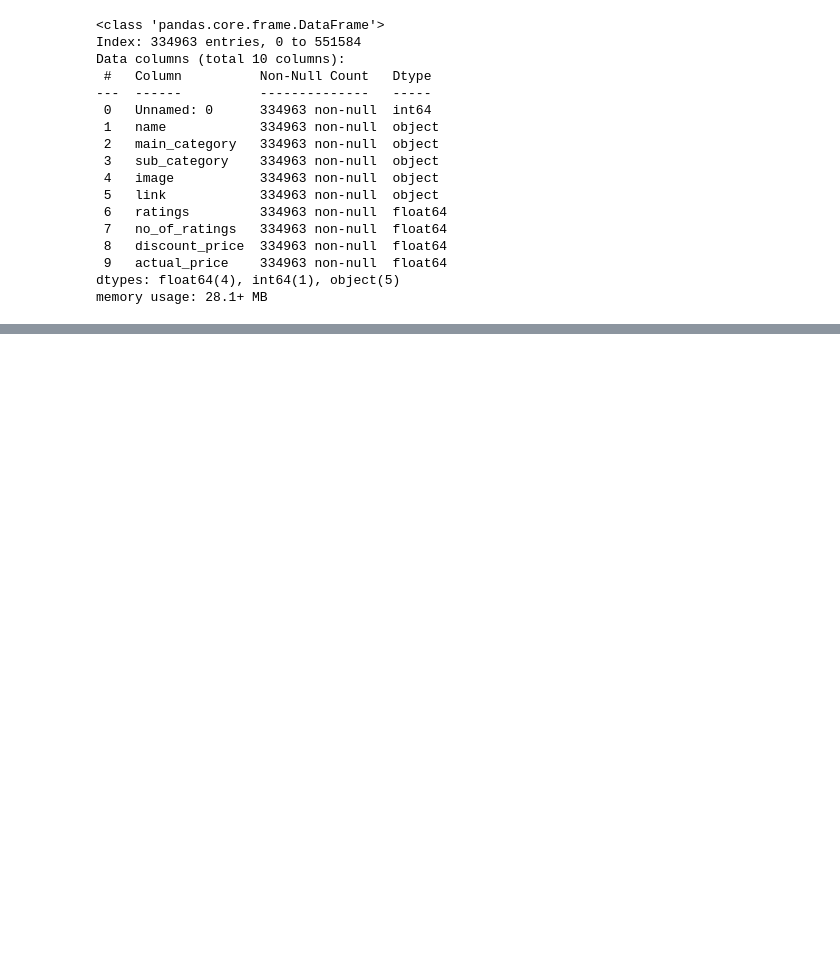
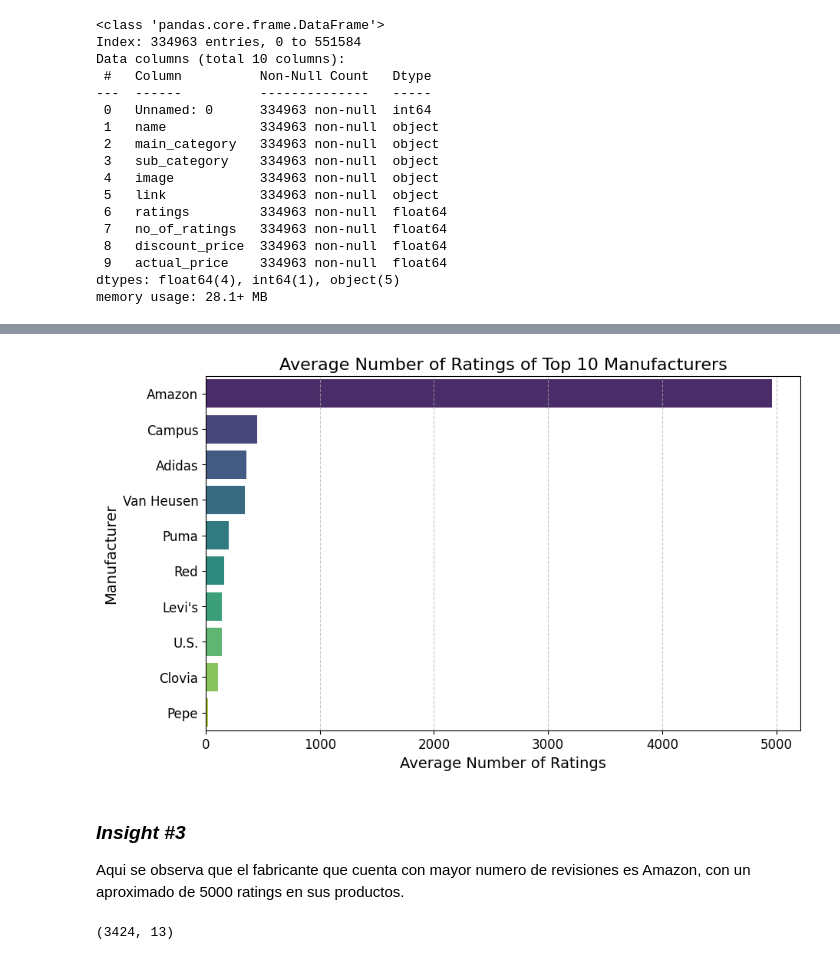
Before and after one commit to JuanPapi84/E-Commerce-Amazon, a Jupyter notebook: Code/Exploratory_Data_Analysis.ipynb, the cells around one changed output, grey strips where cells are left out. Cells and saved outputs as stored; diff of their text form; code cells hidden in the pictures; blank space fills up the shorter version.

```diff
--- a/Code/Exploratory_Data_Analysis.ipynb
+++ b/Code/Exploratory_Data_Analysis.ipynb
@@ -371,0 +596,31 @@ memory usage: 28.1+ MB
+# %%
+# Calculate the mean number of ratings for each manufacturer and sort them
+mean_no_of_ratings = df_top_10_manufacturers.groupby("manufacturer")["no_of_ratings"].mean().sort_values(ascending=False)
+
+# Reset the index to convert the Series to a DataFrame for plotting
+mean_no_of_ratings = mean_no_of_ratings.reset_index()
+
+# Create the bar plot
+plt.figure(figsize=(10,6))
+sns.barplot(x="no_of_ratings", y="manufacturer", data=mean_no_of_ratings, hue='manufacturer', palette="viridis")
+
+# Add labels and title
+plt.title('Average Number of Ratings of Top 10 Manufacturers', fontsize=16)
+plt.xlabel('Average Number of Ratings', fontsize=14)
+plt.ylabel('Manufacturer', fontsize=14)
+plt.xticks(fontsize=12)
+plt.yticks(fontsize=12)
+plt.grid(axis='x', linestyle='--', alpha=0.7)
+
+# Show the plot
+plt.show()
+# %% [output]
+[figure, added]
+# %% [markdown]
+### ***Insight #3***
+Aqui se observa que el fabricante que cuenta con mayor numero de revisiones es Amazon, con un aproximado de 5000 ratings en sus productos.
+# %%
+df_amazon = df[df['manufacturer'] == 'Amazon']
+df_amazon.shape
+# %% [output]
+(3424, 13)
```
Also changed, not shown: parts of 28 cells of this notebook, 2 other files.
